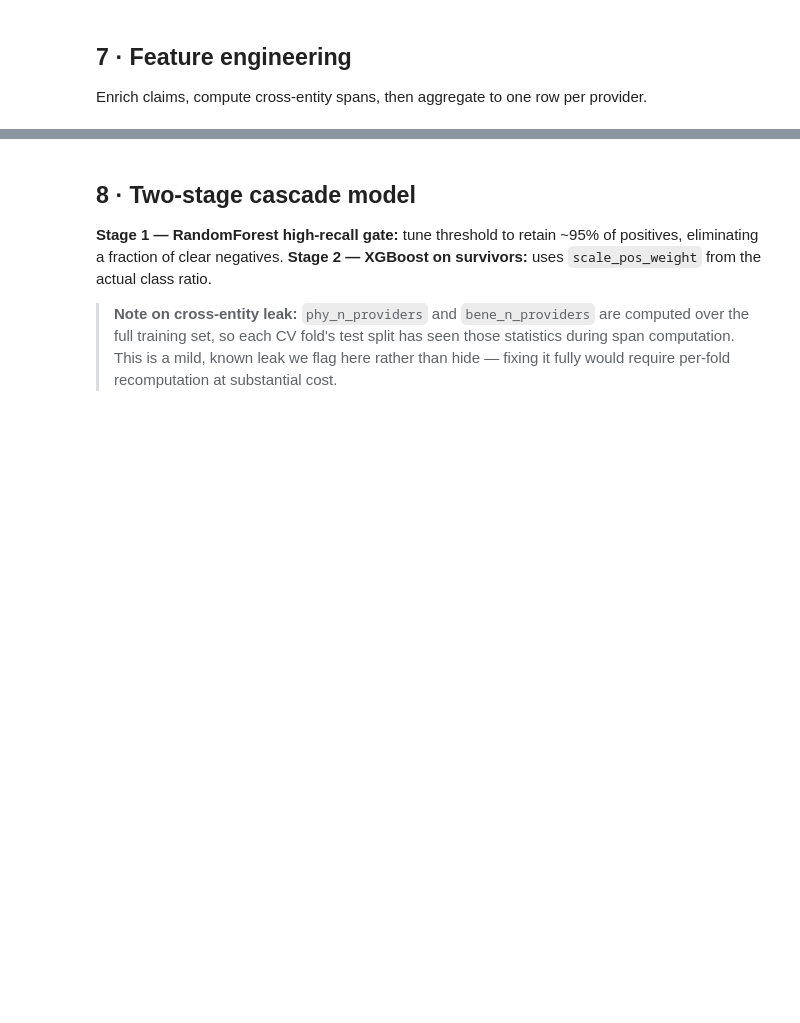
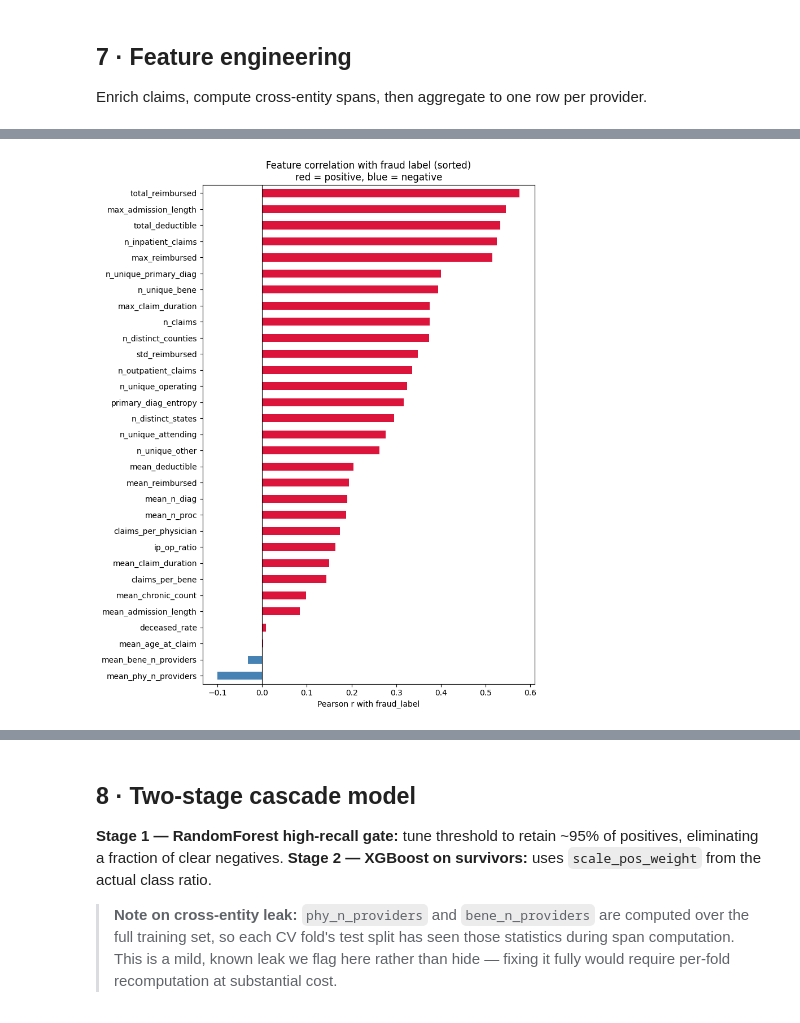
Before and after one commit to kishor-santhoshkumar/Claims-Fraud-Risk-Detector, a Jupyter notebook: notebooks/01_fraud_analysis.ipynb, the cells around one changed output, grey strips where cells are left out. Cells and saved outputs as stored; diff of their text form; code cells hidden in the pictures; blank space fills up the shorter version.

```diff
--- a/notebooks/01_fraud_analysis.ipynb
+++ b/notebooks/01_fraud_analysis.ipynb
@@ -258,0 +308,31 @@ Feature count: 31
+# %%
+# ── 7b-a: Per-feature correlation with the fraud label ─────────────────────
+# Pearson r between each individual feature and fraud_label — a univariate
+# 'which features move with the target on their own' sanity check.
+# Does not capture interactions; use SHAP (section 10) for the full picture.
+
+MONEY_VOLUME_FEATURES = [
+    'total_reimbursed', 'mean_reimbursed', 'max_reimbursed', 'std_reimbursed',
+    'total_deductible', 'mean_deductible', 'n_claims', 'n_unique_bene',
+]
+# Guard against any feature that may be absent from this parquet version
+money_vol_present = [f for f in MONEY_VOLUME_FEATURES if f in provider_df.columns]
+
+feature_target_corr = (
+    provider_df[FEATURE_COLS + ['fraud_label']]
+    .corr()['fraud_label']
+    .drop('fraud_label')
+    .sort_values()
+)
+
+fig, ax = plt.subplots(figsize=(8, 10))
+bar_colors = ['crimson' if v > 0 else 'steelblue' for v in feature_target_corr]
+feature_target_corr.plot.barh(ax=ax, color=bar_colors)
+ax.axvline(0, color='black', lw=0.8)
+ax.set_xlabel('Pearson r with fraud_label')
+ax.set_title('Feature correlation with fraud label (sorted)\nred = positive, blue = negative')
+plt.tight_layout()
+plt.savefig(FIGURES / 'feature_target_correlation.png', dpi=150, bbox_inches='tight')
+plt.show()
+# %% [output]
+[figure, added]
```
Also changed, not shown: parts of 15 cells of this notebook, 3 other files.
